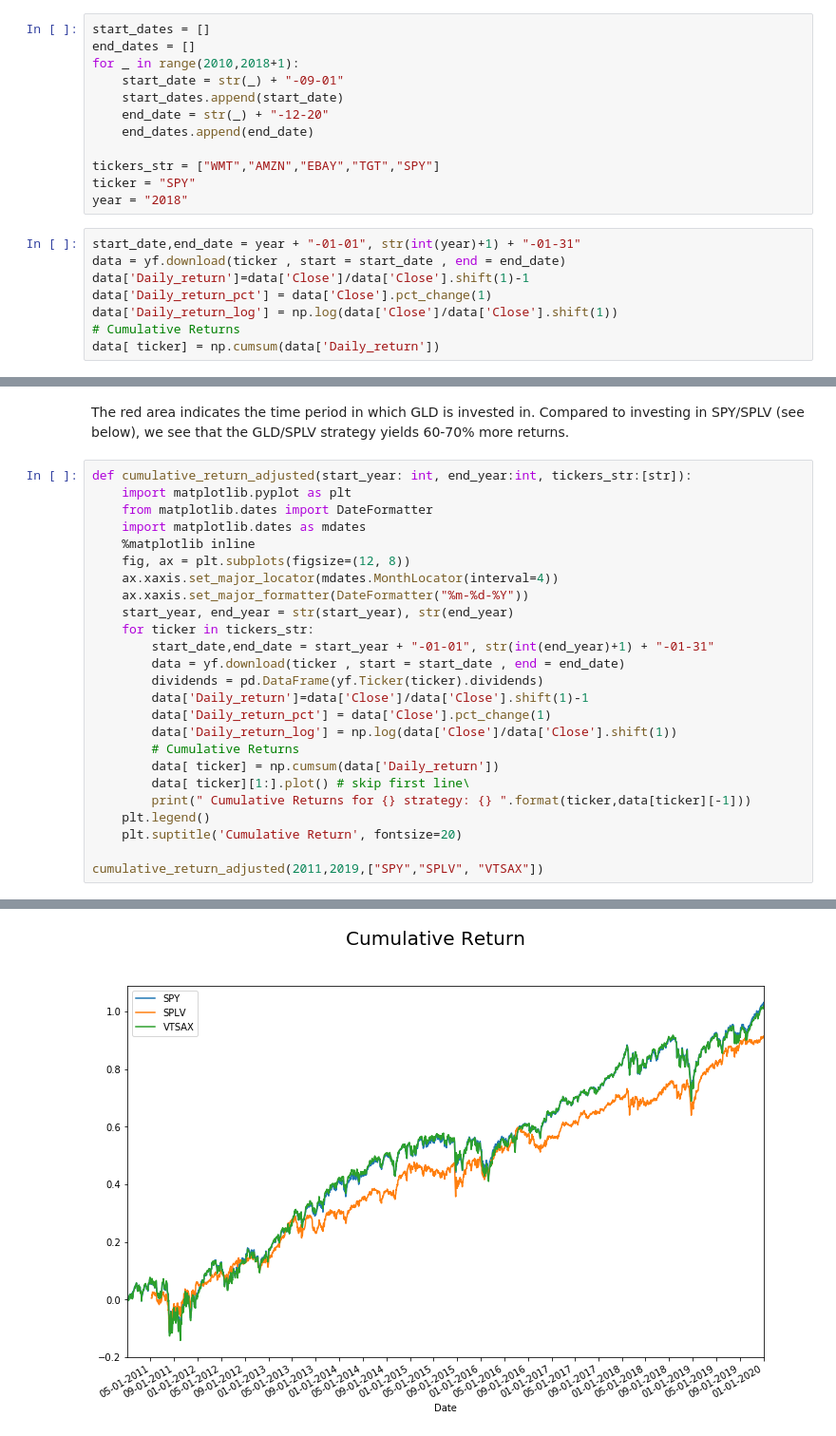
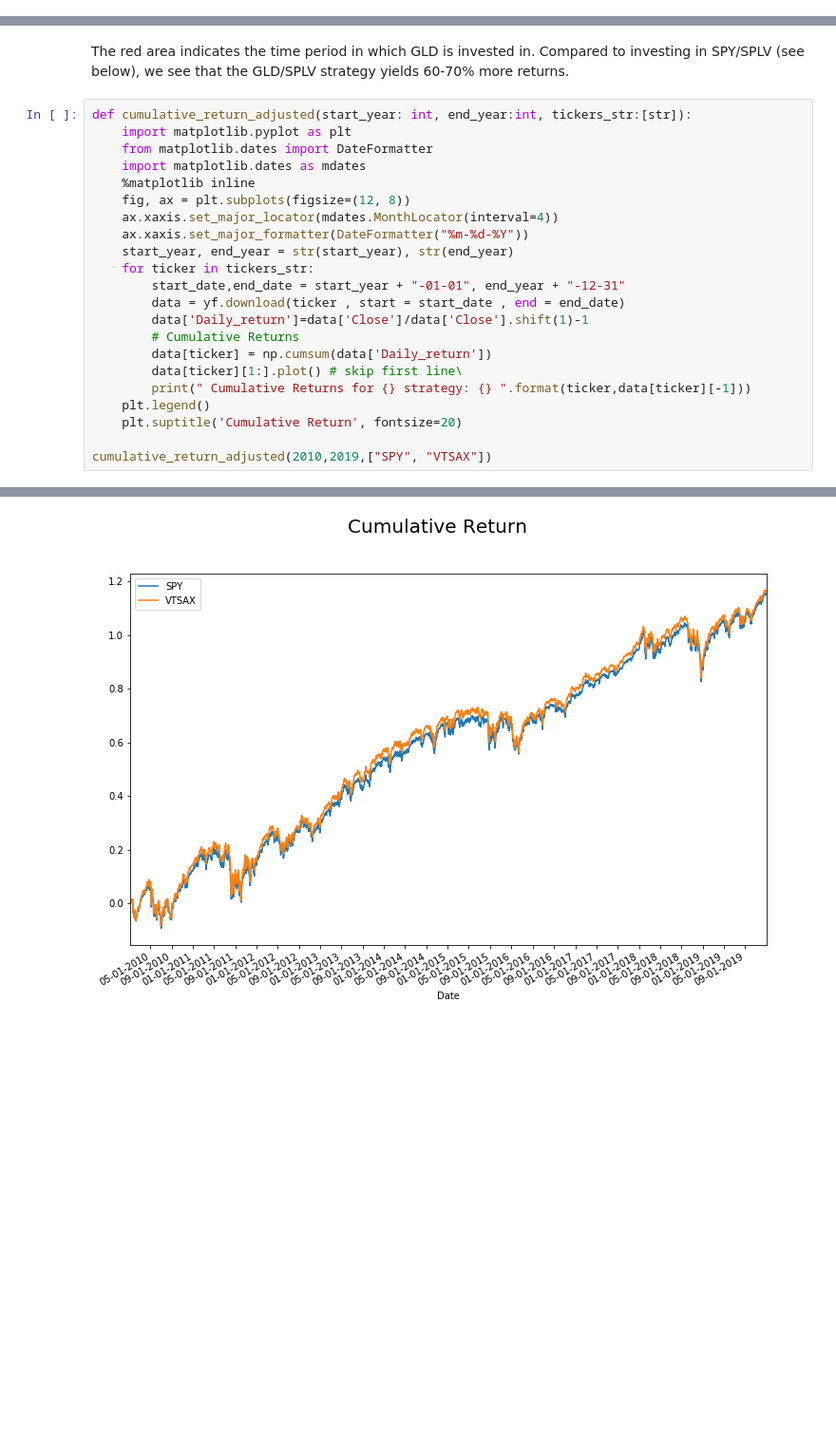
Before and after one commit to angelotc/Decomposition-of-Retail-Companies, a Jupyter notebook: Cumulative Returns Analysis.ipynb, the cells around one changed output, grey strips where cells are left out. Shown at 95% size. Saved outputs shown, nothing was run; the diff lists cells and outputs as text; blank space fills up the shorter version.

```diff
--- a/Cumulative Returns Analysis.ipynb
+++ b/Cumulative Returns Analysis.ipynb
@@ -2,23 +2,3 @@
 import yfinance as yf
 import pandas as pd
 import numpy as np
-# %%
-start_dates = []
-end_dates = []
-for _ in range(2010,2018+1):
-    start_date = str(_) + "-09-01"
-    start_dates.append(start_date)
-    end_date = str(_) + "-12-20"
-    end_dates.append(end_date)
-
-tickers_str = ["WMT","AMZN","EBAY","TGT","SPY"]
-ticker = "SPY"
-year = "2018"
-# %%
-start_date,end_date = year + "-01-01", str(int(year)+1) + "-01-31"
-data = yf.download(ticker , start = start_date , end = end_date)
-data['Daily_return']=data['Close']/data['Close'].shift(1)-1
-data['Daily_return_pct'] = data['Close'].pct_change(1)
-data['Daily_return_log'] = np.log(data['Close']/data['Close'].shift(1))
-# Cumulative Returns
-data[ ticker] = np.cumsum(data['Daily_return'])
@@ -309,19 +246,16 @@ def cumulative_return_adjusted(start_year: int, end_year:int, tickers_str:[str])
     ax.xaxis.set_major_formatter(DateFormatter("%m-%d-%Y"))
     start_year, end_year = str(start_year), str(end_year)
     for ticker in tickers_str:
-        start_date,end_date = start_year + "-01-01", str(int(end_year)+1) + "-01-31"
+        start_date,end_date = start_year + "-01-01", end_year + "-12-31"
         data = yf.download(ticker , start = start_date , end = end_date)
-        dividends = pd.DataFrame(yf.Ticker(ticker).dividends)
         data['Daily_return']=data['Close']/data['Close'].shift(1)-1
-        data['Daily_return_pct'] = data['Close'].pct_change(1)
-        data['Daily_return_log'] = np.log(data['Close']/data['Close'].shift(1))
         # Cumulative Returns
-        data[ ticker] = np.cumsum(data['Daily_return'])
-        data[ ticker][1:].plot() # skip first line\
+        data[ticker] = np.cumsum(data['Daily_return'])
+        data[ticker][1:].plot() # skip first line\
         print(" Cumulative Returns for {} strategy: {} ".format(ticker,data[ticker][-1]))
     plt.legend()
     plt.suptitle('Cumulative Return', fontsize=20)
 
-cumulative_return_adjusted(2011,2019,["SPY","SPLV", "VTSAX"])
+cumulative_return_adjusted(2010,2019,["SPY", "VTSAX"])
 # %% [output]
 [*********************100%***********************]  1 of 1 completed
@@ -333 +265 @@ cumulative_return_adjusted(2011,2019,["SPY","SPLV", "VTSAX"])
-[figure, old version]
+[figure, new version]
```
Also changed, not shown: parts of 8 cells of this notebook.
